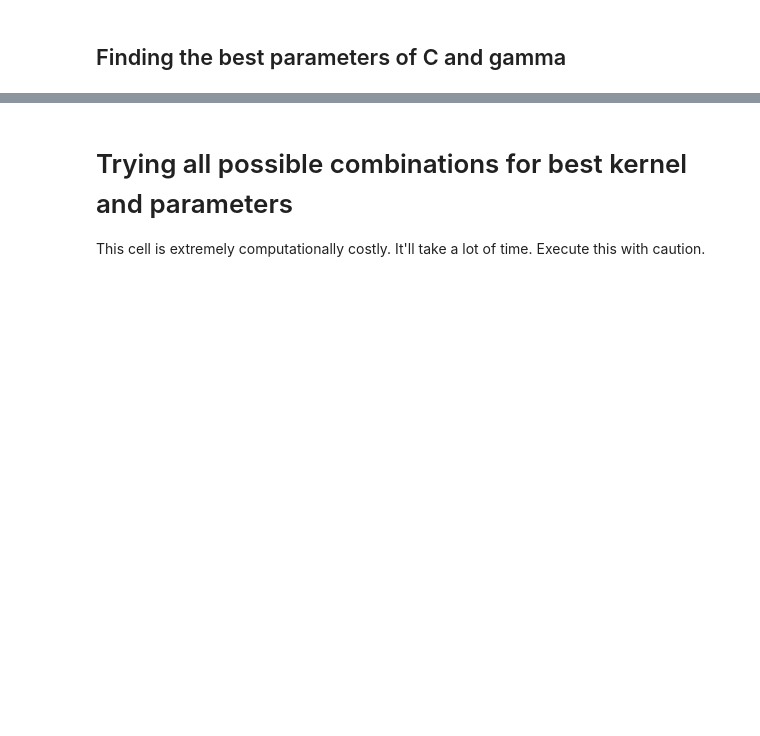
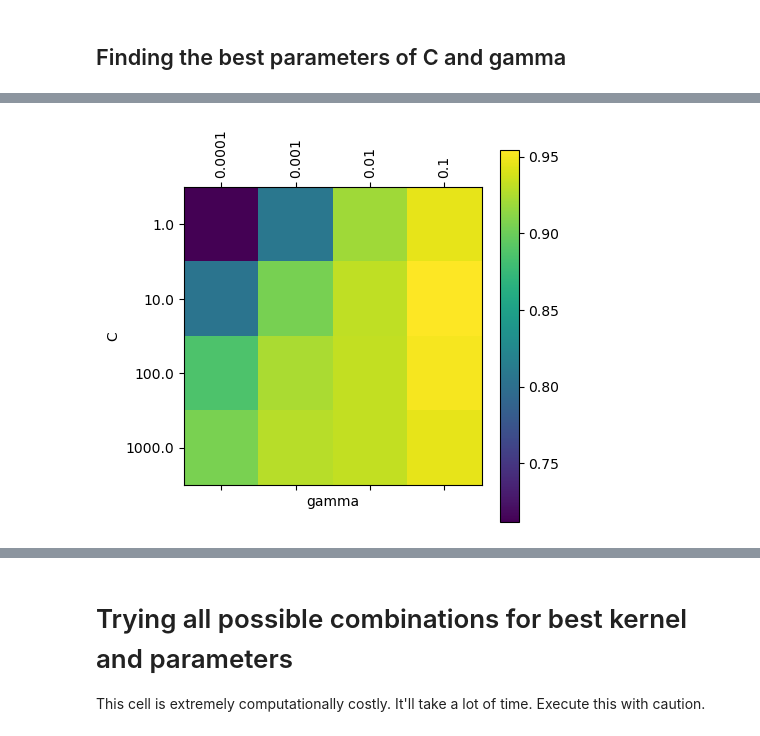
Before and after one commit to khaledmalhal/MIDA_Project, a Jupyter notebook: SVM.ipynb, the cells around one changed output, grey strips where cells are left out. Cells and saved outputs as stored; diff of their text form; code cells hidden in the pictures; blank space fills up the shorter version.

```diff
--- a/SVM.ipynb
+++ b/SVM.ipynb
@@ -712,15 +725,17 @@ print("\nBest value of parameter gamma found:", bestparams['gamma'])
 # %%
 # We'll show in a grid, the accuracy for each combination of parameters tester
 scores = grid_clf.cv_results_['mean_test_score']
-scores = np.array(scores).reshape(len(Cs), len(gammas), 2)
+scores = np.array(scores).reshape(len(Cs), len(gammas))
 
 plt.matshow(scores)
 plt.xlabel('gamma')
 plt.ylabel('C')
 plt.colorbar()
 plt.xticks(np.arange(len(gammas)), gammas,rotation='vertical')
 plt.yticks(np.arange(len(Cs)), Cs)
 plt.show()
+# %% [output]
+[figure, added]
 # %%
 # Training model with the best parameters
 svc = SVC(C=bestparams['C'], gamma=bestparams['gamma'], kernel='rbf')
```
Also changed, not shown: parts of 4 cells of this notebook, 2 other files.
